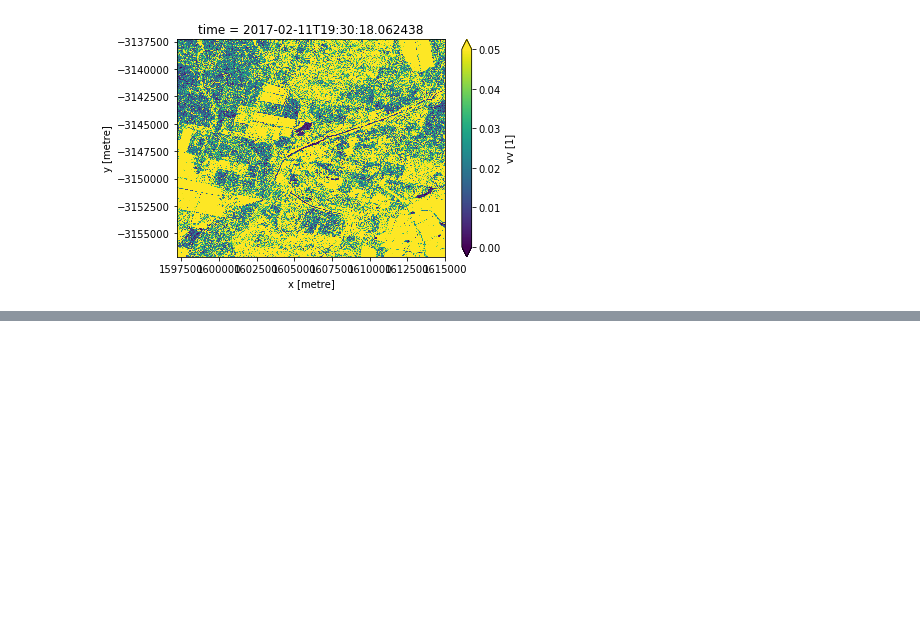
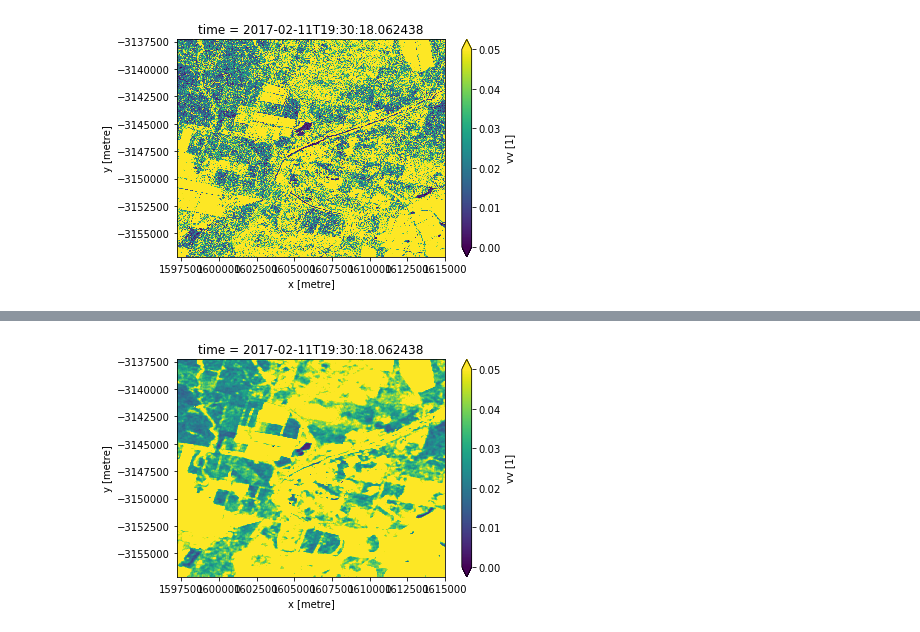
Before and after one commit to GeoscienceAustralia/dea-sar-flood-veg, a Jupyter notebook: notebooks/Example.ipynb, the cells around one changed output, grey strips where cells are left out. Cells and saved outputs as stored; diff of their text form; code cells hidden in the pictures; blank space fills up the shorter version.

```diff
--- a/notebooks/Example.ipynb
+++ b/notebooks/Example.ipynb
@@ -20,7 +23,8 @@ sarcube = datacube.Datacube(config={'db_hostname': 'agdcdev-db.nci.org.au',
                                     'db_port': 6432,
                                     'db_database': 'radar_test'})
 # %%
-wofs_summary = prodcube.load(product='wofs_summary', lat=(lat-radius,lat+radius), lon=(lon-radius,lon+radius))
+wofs_summary = prodcube.load(product='wofs_summary', lat=(lat-radius,lat+radius), lon=(lon-radius,lon+radius)
+                            ).isel(time=0)
 # %%
 wofs_summary.frequency.plot()
 # %% [output]
@@ -44,0 +53,20 @@ sar.vv.plot(vmin=0, vmax=0.05)
+# %%
+def lee_filter(img, size):
+    from scipy.ndimage.filters import uniform_filter
+    from scipy.ndimage.measurements import variance
+
+    img_mean = uniform_filter(img, (size, size))
+    img_sqr_mean = uniform_filter(img**2, (size, size))
+    img_variance = img_sqr_mean - img_mean**2
+
+    overall_variance = variance(img)
+
+    img_weights = img_variance / (img_variance + overall_variance)
+    img_output = img_mean + img_weights * (img - img_mean)
+    return img_output
+
+filtered = sar.isel(time=0).vv.copy(deep=True)
+filtered.data = lee_filter(filtered.data, 7)
+filtered.plot(vmin=0, vmax=0.05)
+# %% [output]
+[figure, added]
```
Also changed, not shown: parts of 12 cells of this notebook.
